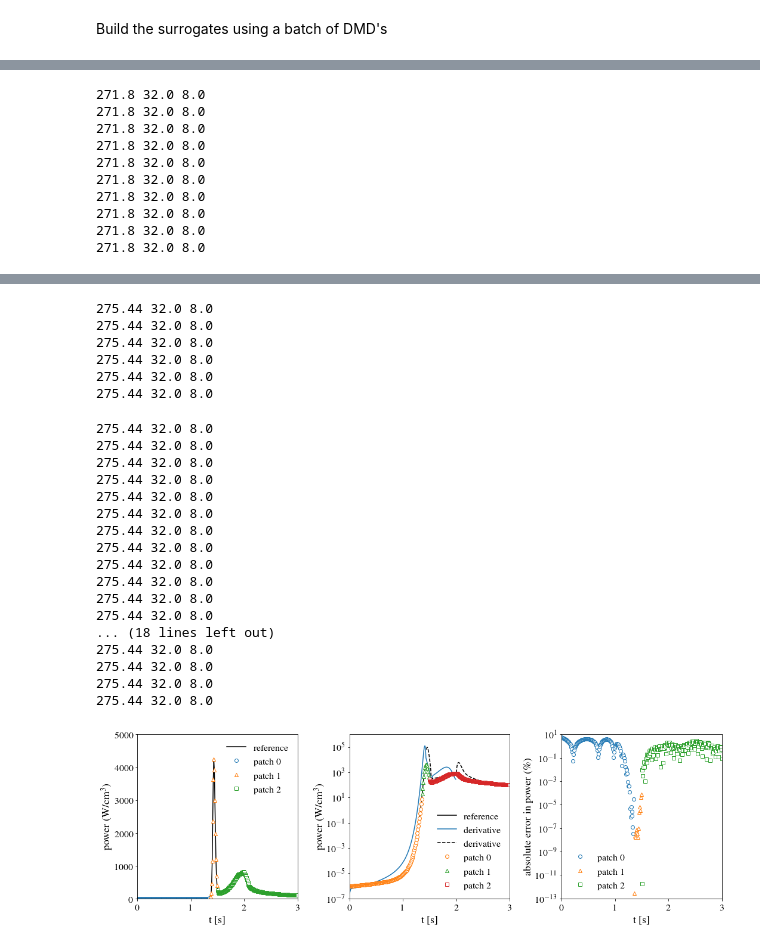
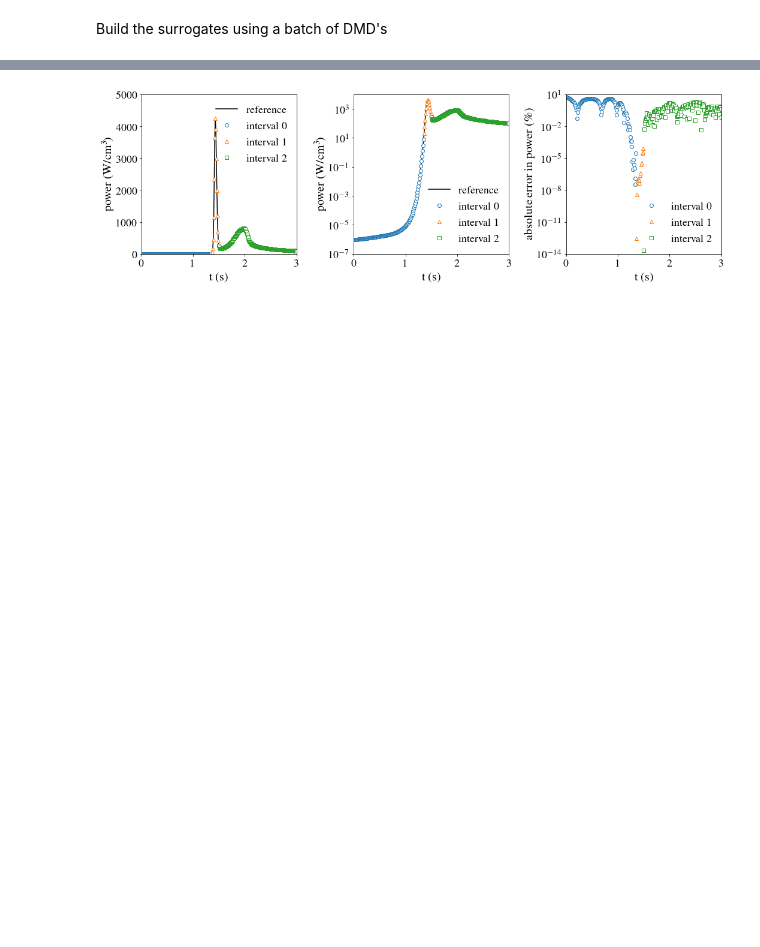
Before and after one commit to robertsj/dmd_lra_surrogate_ans, a Jupyter notebook: data/scripts/TransientDMD_surrogates-PyDMD_JOV_Latest.ipynb, the cells around one changed output, grey strips where cells are left out. Cells and saved outputs as stored; diff of their text form; code cells hidden in the pictures; blank space fills up the shorter version.

```diff
--- a/data/scripts/TransientDMD_surrogates-PyDMD_JOV_Latest.ipynb
+++ b/data/scripts/TransientDMD_surrogates-PyDMD_JOV_Latest.ipynb
@@ -48,13 +48,17 @@ plt.rcParams['savefig.bbox'] = 'tight'
 We load the Detran simulation data of the Transient LRA Benchmark
 # %%
 A = pickle.load(open('../inputs/diffusion2x2_ref_with_mesh_temps.p','rb'),encoding='latin')
+
+kappa = 3.204e-11
 # %%
 #%% Plots of raw data
 t = np.array(A['times'])   # time
 mp = np.array(A['meshpower']).T # mesh-dependent powers
+mp = mp * kappa
 p = np.array(A['power'])# total power
 c = p[0]/sp.sum(mp,axis=0)[0]# use to reconstruct power from mesh power
 maxtemp = A['maxtemp']#
 np.where(p==max(p))
+#mp = mp * c
 # %% [output]
 (array([143]),)
@@ -99,13 +64,0 @@ Text(0,0.5,'Total Power')
-# %%
-# Single surrogate
-dmd = DMD_jov(svd_rank=50,opt='Jov',exact=True)
-dmd.fit(mp)
-surrogate={}
-surrogate['dmd'] = dmd
-surrogate['t'] = t # All the coming lines can be ommitted except p_dmd
-surrogate['Phi'] = dmd.modes
-surrogate['eigs'] = dmd.eigs
-surrogate['mp_dmd'] = dmd.reconstructed_data
-surrogate['p_dmd'] = sp.zeros(len(t))
-surrogate['p_dmd'] = c*sp.sum(dmd.reconstructed_data.real,axis=0)
-surrogate['Phi'].shape
@@ -451,7 +122,7 @@ plt.show()
 #plt.pcolor(xgrid, tgrid, ((mp[start:stop, :].T-dmd.reconstructed_data).T).real)
 #fig = plt.colorbar()
 
-markers = ['o', '^', 's']
+markers = ['o', '^', 's', 'v']
 
 fig5=plt.figure(figsize=(15,5))
 
@@ -459,25 +130,27 @@ fig5=plt.figure(figsize=(15,5))
 ax1=fig5.add_subplot(1,3,1)
 plt.plot(t, p, 'k-', label='reference')
 for k in range(len(time_interval)):
-    plt.plot(results[k]['t'], results[k]['p_dmd'].real, marker=markers[k], ls='', mfc='w', label='patch '+str(k))
+    plt.plot(results[k]['t'], results[k]['p_dmd'].real, marker=markers[k], ls='', mfc='w', label='interval '+str(k))
 plt.axis([0, 3, 0, 5000])
-plt.xlabel('t [s]')
+plt.xlabel('t (s)')
 plt.ylabel('power (W/cm$^3$)')
-plt.legend()
+plt.legend(loc="upper right")
 
 # Plot the surrogate and reference on a log plot.  Put the derivative on the other axis.
 ax2=fig5.add_subplot(1,3,2)
 plt.semilogy(t, p, 'k-', label='reference')
+for k in range(len(time_interval)):
+    plt.semilogy(results[k]['t'], results[k]['p_dmd'].real, marker=markers[k], ls='', mfc='w', label='interval '+str(k))
+plt.xlabel('t (s)')
+plt.ylabel('power (W/cm$^3$)')
 dpdt = np.gradient(p, t)
-
 idx_pos = dpdt>0
 idx_neg = dpdt<0
-plt.semilogy(t[idx_pos], dpdt[idx_pos], t[idx_neg], abs(dpdt[idx_neg]),  'k--', label='derivative')
-for k in range(len(time_interval)):
-    plt.semilogy(results[k]['t'], results[k]['p_dmd'].real, marker=markers[k], ls='', mfc='w', label='patch '+str(k))
-plt.xlabel('t [s]')
-plt.ylabel('power (W/cm$^3$)')
+#ax2left = ax2.twinx()
+#plt.semilogy(t, abs(dpdt), 'r:', label='derivative')
 plt.legend()
+
+#plt.legend()
 
 # Plot the error
 ax2=fig5.add_subplot(1,3,3)
@@ -487,22 +160,12 @@ for k in range(len(time_interval)):
     ref = p[t_start:t_end]
     err = abs(results[k]['p_dmd'].real-ref)/ref*100
     plt.semilogy(t[t_start:t_end], err, marker=markers[k],
-                 ls='', mfc='w', label='patch '+str(k))
+                 ls='', mfc='w', label='interval '+str(k))
     t_start = t_end
-plt.xlabel('t [s]')
+plt.xlabel('t (s)')
 plt.ylabel('absolute error in power (\%)')
 plt.legend()
 
 plt.tight_layout()
 plt.savefig('../images/corepower.pdf')
 # %% [output]
-271.8 32.0 8.0
-271.8 32.0 8.0
-271.8 32.0 8.0
-271.8 32.0 8.0
-271.8 32.0 8.0
-271.8 32.0 8.0
-271.8 32.0 8.0
-271.8 32.0 8.0
-271.8 32.0 8.0
-271.8 32.0 8.0
@@ -526,24 +172 @@ plt.savefig('../images/corepower.pdf')
-275.44 32.0 8.0
-275.44 32.0 8.0
-275.44 32.0 8.0
-275.44 32.0 8.0
-275.44 32.0 8.0
-275.44 32.0 8.0
-275.44 32.0 8.0
-275.44 32.0 8.0
-275.44 32.0 8.0
-275.44 32.0 8.0
-275.44 32.0 8.0
-275.44 32.0 8.0
-275.44 32.0 8.0
-275.44 32.0 8.0
-275.44 32.0 8.0
-275.44 32.0 8.0
-275.44 32.0 8.0
-275.44 32.0 8.0
-... (18 lines left out)
-275.44 32.0 8.0
-275.44 32.0 8.0
-275.44 32.0 8.0
-275.44 32.0 8.0
-[figure, old version]
+[figure, new version]
```
Also changed, not shown: parts of 30 cells of this notebook, 3 other files.
